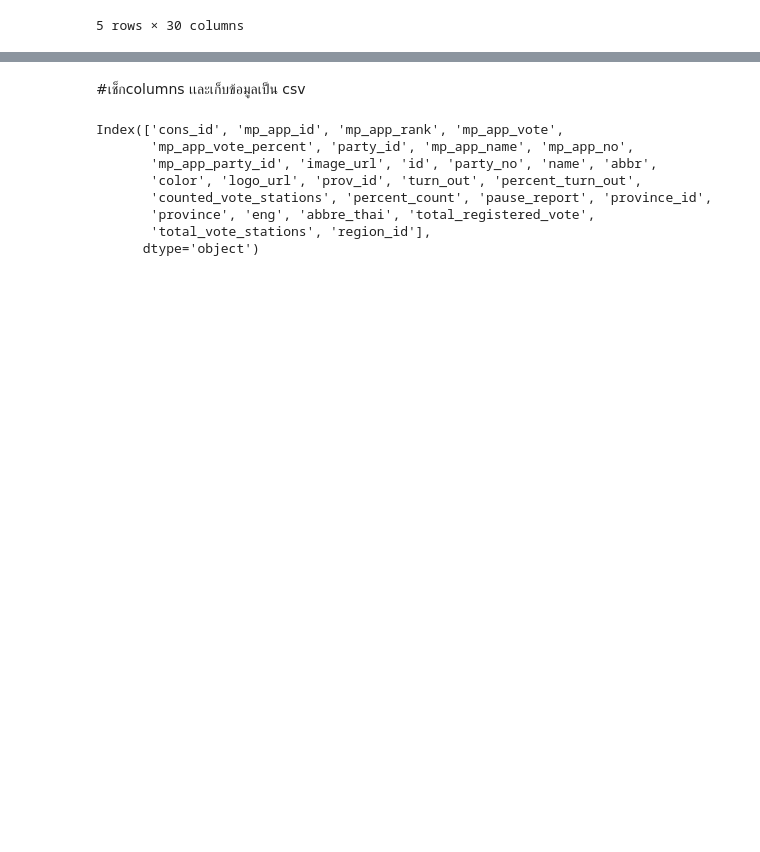
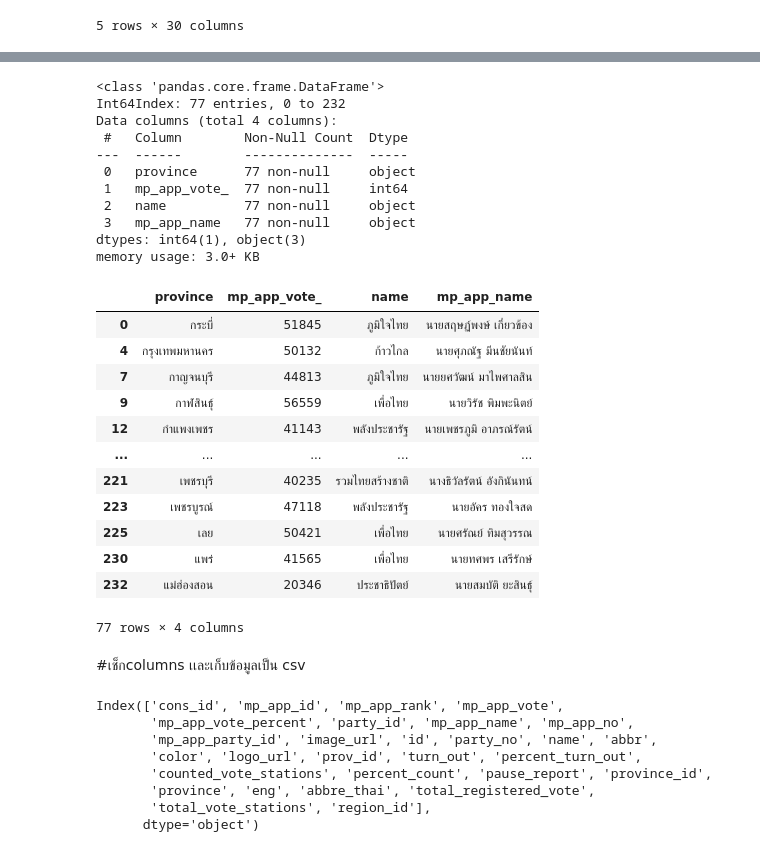
Before and after one commit to MOOwuttichai/python_dataviz2023, a Jupyter notebook: งานโปรเจค.ipynb, the cells around one changed output, grey strips where cells are left out. Cells and saved outputs as stored; diff of their text form; code cells hidden in the pictures; blank space fills up the shorter version.

```diff
--- a/งานโปรเจค.ipynb
+++ b/งานโปรเจค.ipynb
@@ -156,3 +185,37 @@ table_merge4.head()
+# %%
+use_V0=find_mashow[['name','mp_app_name','mp_app_vote_']]
+prov_vote=find_mashow.groupby('province')[['mp_app_vote_']].max().reset_index()
+use_V1 = prov_vote.merge(use_V0,how='left', on='mp_app_vote_')
+bool_use = use_V1.duplicated(subset='province')
+use_V1 = use_V1[~bool_use]
+# displaying data
+use_V1.info()
+use_V1
+# %% [output]
+<class 'pandas.core.frame.DataFrame'>
+Int64Index: 77 entries, 0 to 232
+Data columns (total 4 columns):
+ #   Column        Non-Null Count  Dtype
+---  ------        --------------  -----
+ 0   province      77 non-null     object
+ 1   mp_app_vote_  77 non-null     int64
+ 2   name          77 non-null     object
+ 3   mp_app_name   77 non-null     object
+dtypes: int64(1), object(3)
+memory usage: 3.0+ KB
+|  | province | mp_app_vote_ | name | mp_app_name |
+| 0 | กระบี่ | 51845 | ภูมิใจไทย | นายสฤษฏ์พงษ์ เกี่ยวข้อง |
+| 4 | กรุงเทพมหานคร | 50132 | ก้าวไกล | นายศุภณัฐ มีนชัยนันท์ |
+| 7 | กาญจนบุรี | 44813 | ภูมิใจไทย | นายยศวัฒน์ มาไพศาลสิน |
+| 9 | กาฬสินธุ์ | 56559 | เพื่อไทย | นายวิรัช พิมพะนิตย์ |
+| 12 | กำแพงเพชร | 41143 | พลังประชารัฐ | นายเพชรภูมิ อาภรณ์รัตน์ |
+| ... | ... | ... | ... | ... |
+| 221 | เพชรบุรี | 40235 | รวมไทยสร้างชาติ | นางธิวัลรัตน์ อังกินันทน์ |
+| 223 | เพชรบูรณ์ | 47118 | พลังประชารัฐ | นายอัคร ทองใจสด |
+| 225 | เลย | 50421 | เพื่อไทย | นายศรัณย์ ทิมสุวรรณ |
+| 230 | แพร่ | 41565 | เพื่อไทย | นายทศพร เสรีรักษ์ |
+| 232 | แม่ฮ่องสอน | 20346 | ประชาธิปัตย์ | นายสมบัติ ยะสินธุ์ |
+77 rows × 4 columns
 # %% [markdown]
 #เช็กcolumns เเละเก็บข้อมูลเป็น csv
 # %%
```
Also changed, not shown: parts of 3 cells of this notebook.
